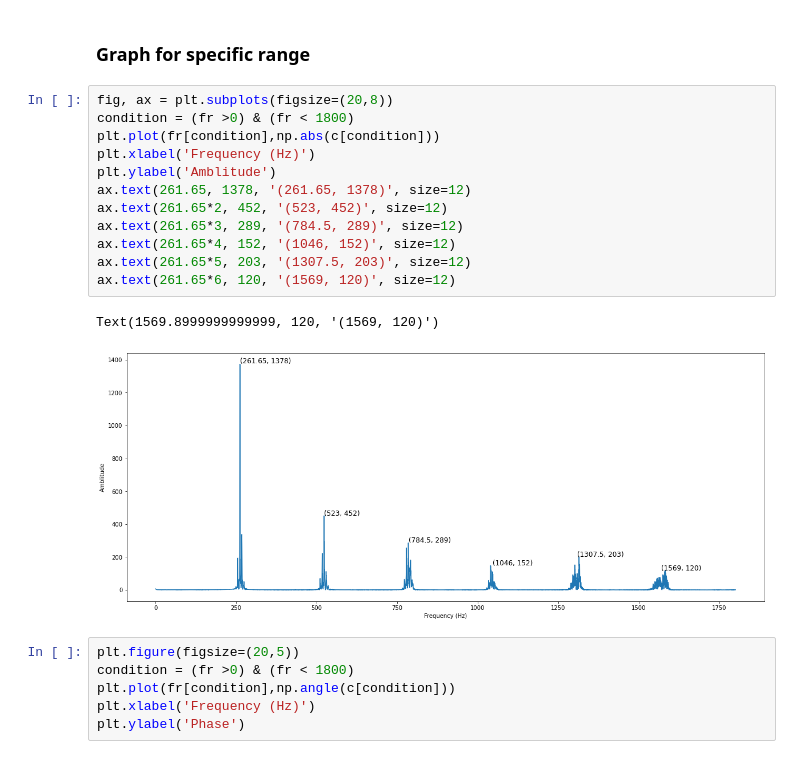
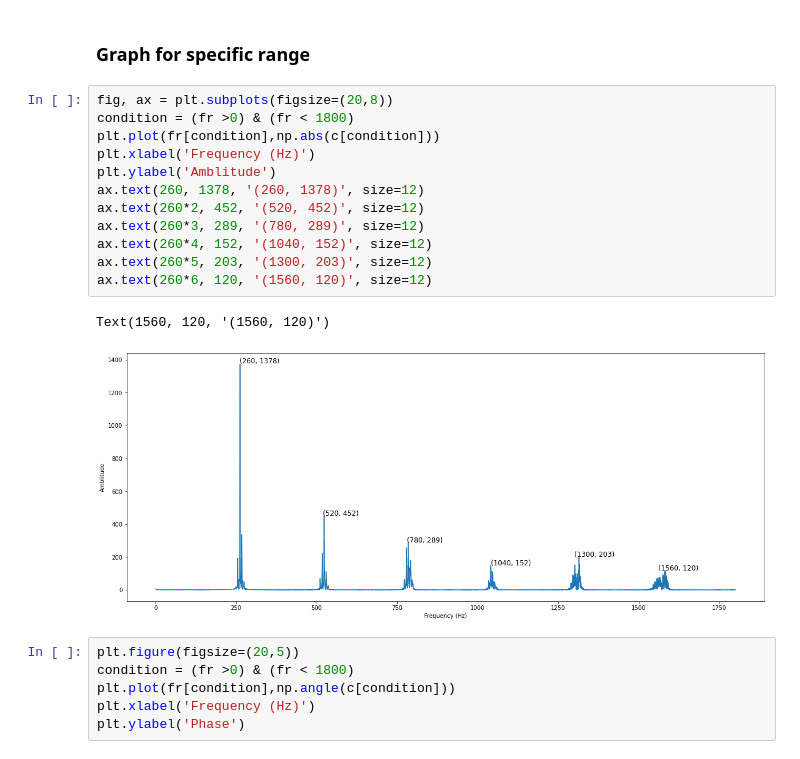
Before and after one commit to Rathees-Koneswarann/matplotlib-signal-analisis, a Jupyter notebook: violin-sound-process.ipynb, the cells around one changed output. Saved outputs shown, nothing was run; the diff lists cells and outputs as text.

```diff
--- a/violin-sound-process.ipynb
+++ b/violin-sound-process.ipynb
@@ -96,18 +96,18 @@ Text(0, 0.5, 'Amblitude')
 # %%
 fig, ax = plt.subplots(figsize=(20,8))
 condition = (fr >0) & (fr < 1800)
 plt.plot(fr[condition],np.abs(c[condition]))
 plt.xlabel('Frequency (Hz)')
 plt.ylabel('Amblitude')
-ax.text(261.65, 1378, '(261.65, 1378)', size=12)
-ax.text(261.65*2, 452, '(523, 452)', size=12)
-ax.text(261.65*3, 289, '(784.5, 289)', size=12)
-ax.text(261.65*4, 152, '(1046, 152)', size=12)
-ax.text(261.65*5, 203, '(1307.5, 203)', size=12)
-ax.text(261.65*6, 120, '(1569, 120)', size=12)
+ax.text(260, 1378, '(260, 1378)', size=12)
+ax.text(260*2, 452, '(520, 452)', size=12)
+ax.text(260*3, 289, '(780, 289)', size=12)
+ax.text(260*4, 152, '(1040, 152)', size=12)
+ax.text(260*5, 203, '(1300, 203)', size=12)
+ax.text(260*6, 120, '(1560, 120)', size=12)
 # %% [output]
-Text(1569.8999999999999, 120, '(1569, 120)')
+Text(1560, 120, '(1560, 120)')
-[figure, old version]
+[figure, new version]
 # %%
 plt.figure(figsize=(20,5))
 condition = (fr >0) & (fr < 1800)
```
Also changed, not shown: 1 other file.
